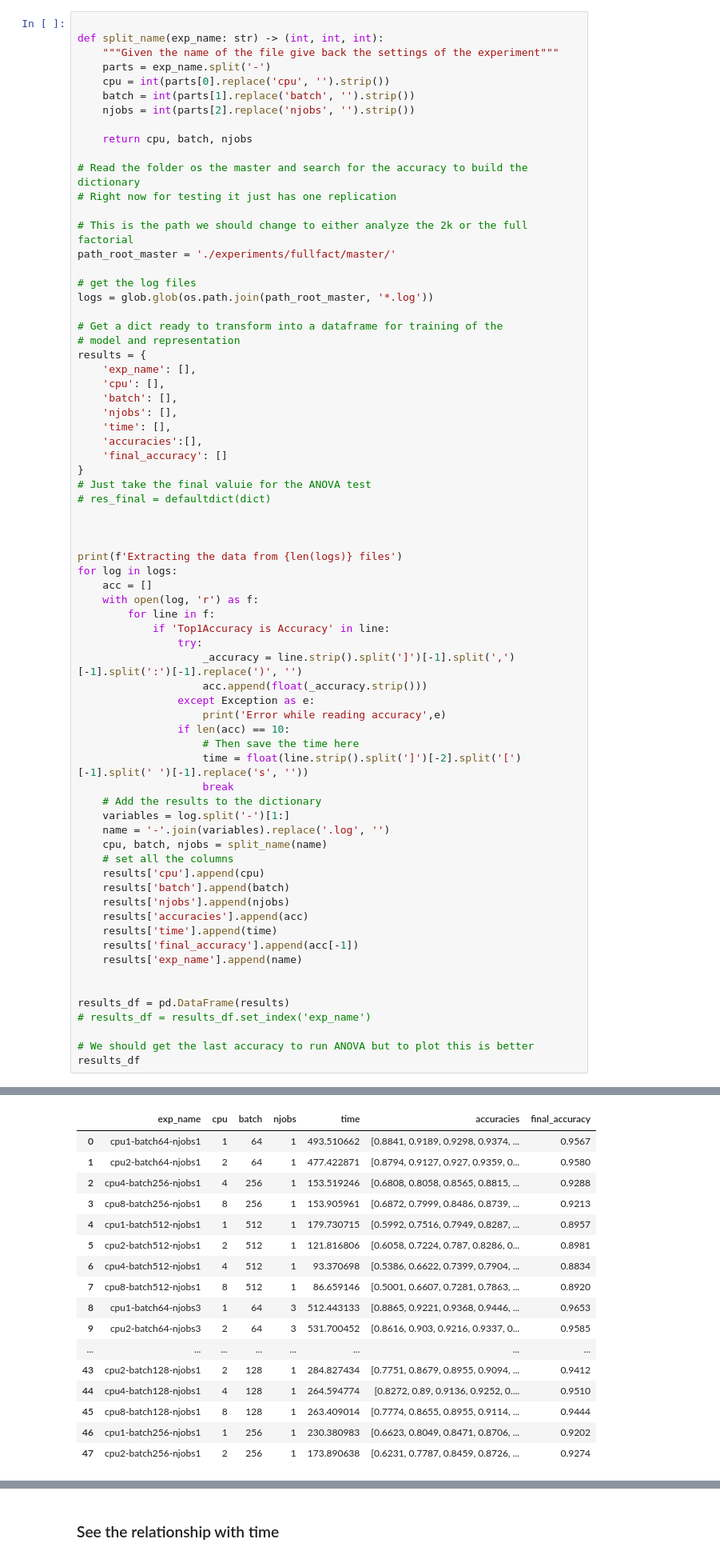
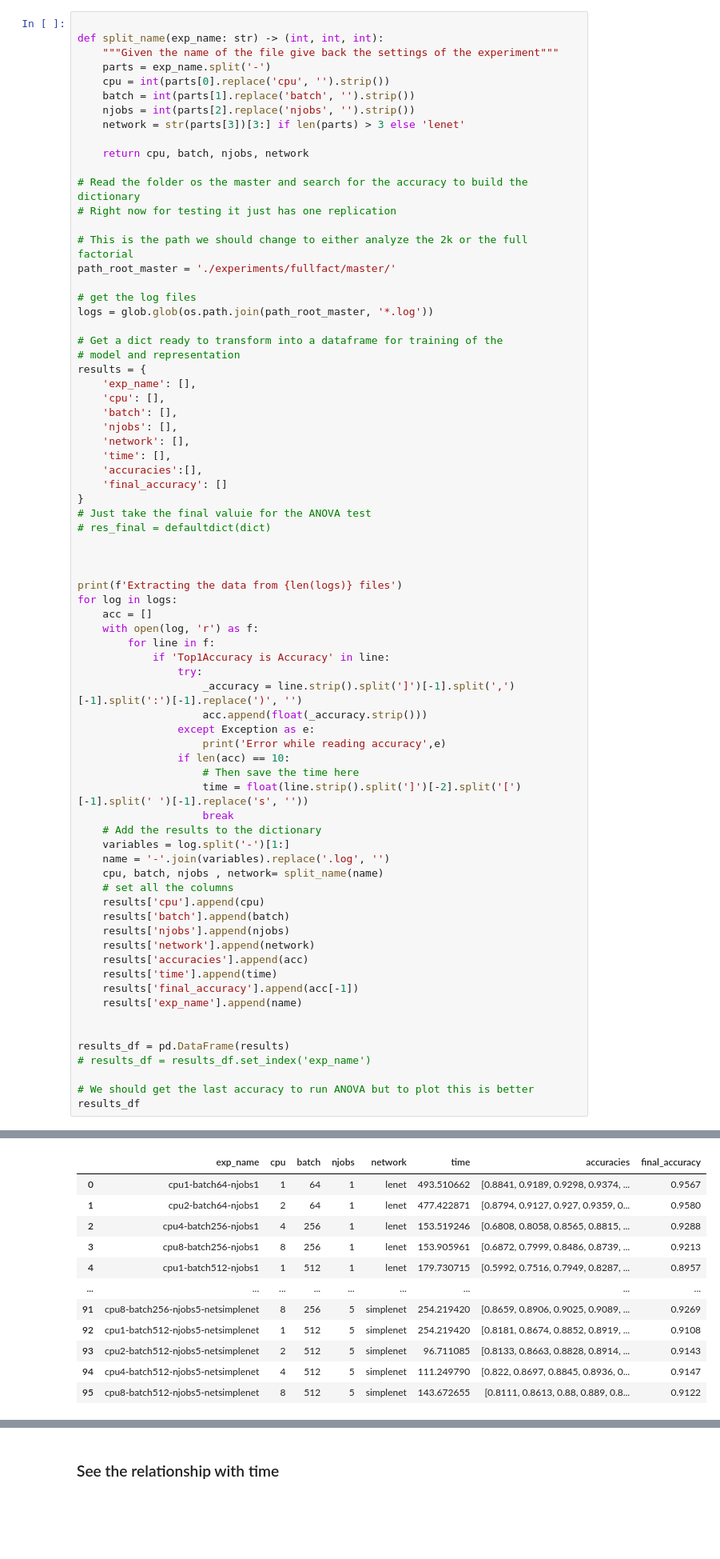
Before and after one commit to sharwinbobde/Courier-BigDL-Study, a Jupyter notebook: experiment-results.ipynb, the cells around one changed output, grey strips where cells are left out. Shown at 80% size. Cells and saved outputs as stored; diff of their text form; blank space fills up the shorter version.

```diff
--- a/experiment-results.ipynb
+++ b/experiment-results.ipynb
@@ -72,8 +72,9 @@ def split_name(exp_name: str) -> (int, int, int):
     cpu = int(parts[0].replace('cpu', '').strip())
     batch = int(parts[1].replace('batch', '').strip())
     njobs = int(parts[2].replace('njobs', '').strip())
+    network = str(parts[3])[3:] if len(parts) > 3 else 'lenet'
 
-    return cpu, batch, njobs
+    return cpu, batch, njobs, network
 
 # Read the folder os the master and search for the accuracy to build the dictionary
 # Right now for testing it just has one replication
@@ -91,6 +92,7 @@ results = {
     'cpu': [],
     'batch': [],
     'njobs': [],
+    'network': [],
     'time': [],
     'accuracies':[],
     'final_accuracy': []
@@ -118,11 +120,12 @@ for log in logs:
     # Add the results to the dictionary
     variables = log.split('-')[1:]
     name = '-'.join(variables).replace('.log', '')
-    cpu, batch, njobs = split_name(name)
+    cpu, batch, njobs , network= split_name(name)
     # set all the columns
     results['cpu'].append(cpu)
     results['batch'].append(batch)
     results['njobs'].append(njobs)
+    results['network'].append(network)
     results['accuracies'].append(acc)
     results['time'].append(time)
     results['final_accuracy'].append(acc[-1])
@@ -140,17 +144,12 @@ Error while reading accuracy could not convert string to float: 'validate model
-|  | exp_name | cpu | batch | njobs | time | accuracies | final_accuracy |
-| 0 | cpu1-batch64-njobs1 | 1 | 64 | 1 | 493.510662 | [0.8841, 0.9189, 0.9298, 0.9374, ... | 0.9567 |
-| 1 | cpu2-batch64-njobs1 | 2 | 64 | 1 | 477.422871 | [0.8794, 0.9127, 0.927, 0.9359, 0... | 0.9580 |
-| 2 | cpu4-batch256-njobs1 | 4 | 256 | 1 | 153.519246 | [0.6808, 0.8058, 0.8565, 0.8815, ... | 0.9288 |
-| 3 | cpu8-batch256-njobs1 | 8 | 256 | 1 | 153.905961 | [0.6872, 0.7999, 0.8486, 0.8739, ... | 0.9213 |
-| 4 | cpu1-batch512-njobs1 | 1 | 512 | 1 | 179.730715 | [0.5992, 0.7516, 0.7949, 0.8287, ... | 0.8957 |
-| 5 | cpu2-batch512-njobs1 | 2 | 512 | 1 | 121.816806 | [0.6058, 0.7224, 0.787, 0.8286, 0... | 0.8981 |
-| 6 | cpu4-batch512-njobs1 | 4 | 512 | 1 | 93.370698 | [0.5386, 0.6622, 0.7399, 0.7904, ... | 0.8834 |
-| 7 | cpu8-batch512-njobs1 | 8 | 512 | 1 | 86.659146 | [0.5001, 0.6607, 0.7281, 0.7863, ... | 0.8920 |
-| 8 | cpu1-batch64-njobs3 | 1 | 64 | 3 | 512.443133 | [0.8865, 0.9221, 0.9368, 0.9446, ... | 0.9653 |
-| 9 | cpu2-batch64-njobs3 | 2 | 64 | 3 | 531.700452 | [0.8616, 0.903, 0.9216, 0.9337, 0... | 0.9585 |
-| ... | ... | ... | ... | ... | ... | ... | ... |
-| 43 | cpu2-batch128-njobs1 | 2 | 128 | 1 | 284.827434 | [0.7751, 0.8679, 0.8955, 0.9094, ... | 0.9412 |
-| 44 | cpu4-batch128-njobs1 | 4 | 128 | 1 | 264.594774 | [0.8272, 0.89, 0.9136, 0.9252, 0.... | 0.9510 |
-| 45 | cpu8-batch128-njobs1 | 8 | 128 | 1 | 263.409014 | [0.7774, 0.8655, 0.8955, 0.9114, ... | 0.9444 |
-| 46 | cpu1-batch256-njobs1 | 1 | 256 | 1 | 230.380983 | [0.6623, 0.8049, 0.8471, 0.8706, ... | 0.9202 |
-| 47 | cpu2-batch256-njobs1 | 2 | 256 | 1 | 173.890638 | [0.6231, 0.7787, 0.8459, 0.8726, ... | 0.9274 |
+|  | exp_name | cpu | batch | njobs | network | time | accuracies | final_accuracy |
+| 0 | cpu1-batch64-njobs1 | 1 | 64 | 1 | lenet | 493.510662 | [0.8841, 0.9189, 0.9298, 0.9374, ... | 0.9567 |
+| 1 | cpu2-batch64-njobs1 | 2 | 64 | 1 | lenet | 477.422871 | [0.8794, 0.9127, 0.927, 0.9359, 0... | 0.9580 |
+| 2 | cpu4-batch256-njobs1 | 4 | 256 | 1 | lenet | 153.519246 | [0.6808, 0.8058, 0.8565, 0.8815, ... | 0.9288 |
+| 3 | cpu8-batch256-njobs1 | 8 | 256 | 1 | lenet | 153.905961 | [0.6872, 0.7999, 0.8486, 0.8739, ... | 0.9213 |
+| 4 | cpu1-batch512-njobs1 | 1 | 512 | 1 | lenet | 179.730715 | [0.5992, 0.7516, 0.7949, 0.8287, ... | 0.8957 |
+| ... | ... | ... | ... | ... | ... | ... | ... | ... |
+| 91 | cpu8-batch256-njobs5-netsimplenet | 8 | 256 | 5 | simplenet | 254.219420 | [0.8659, 0.8906, 0.9025, 0.9089, ... | 0.9269 |
+| 92 | cpu1-batch512-njobs5-netsimplenet | 1 | 512 | 5 | simplenet | 254.219420 | [0.8181, 0.8674, 0.8852, 0.8919, ... | 0.9108 |
+| 93 | cpu2-batch512-njobs5-netsimplenet | 2 | 512 | 5 | simplenet | 96.711085 | [0.8133, 0.8663, 0.8828, 0.8914, ... | 0.9143 |
+| 94 | cpu4-batch512-njobs5-netsimplenet | 4 | 512 | 5 | simplenet | 111.249790 | [0.822, 0.8697, 0.8845, 0.8936, 0... | 0.9147 |
+| 95 | cpu8-batch512-njobs5-netsimplenet | 8 | 512 | 5 | simplenet | 143.672655 | [0.8111, 0.8613, 0.88, 0.889, 0.8... | 0.9122 |
```
Also changed, not shown: parts of 20 cells of this notebook.
